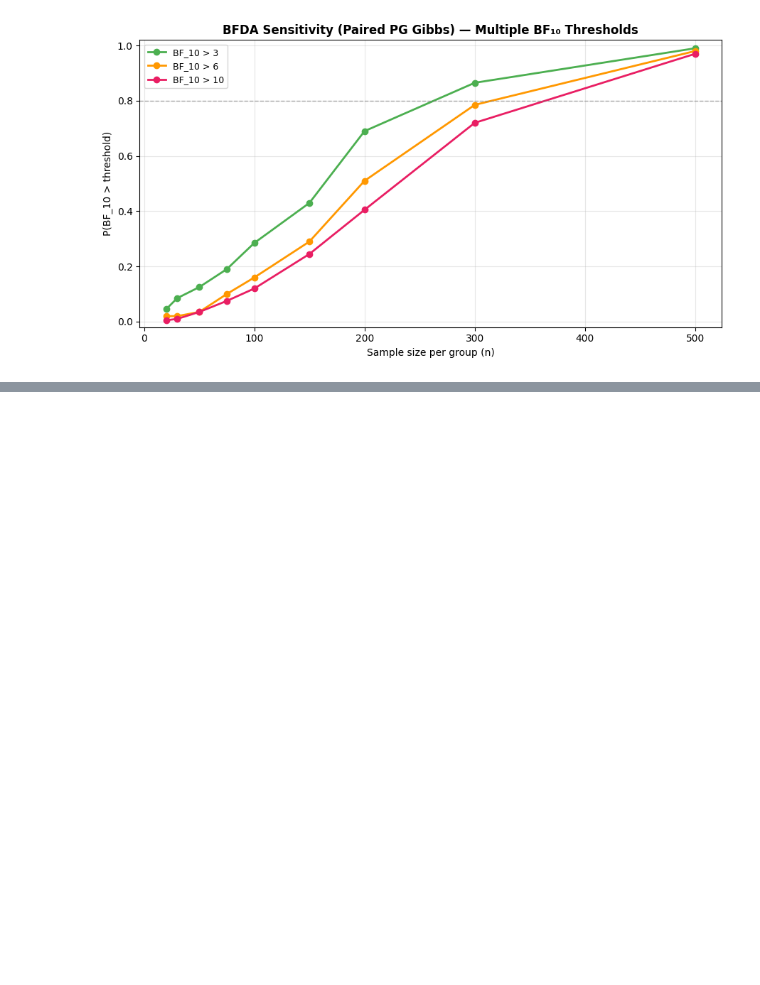
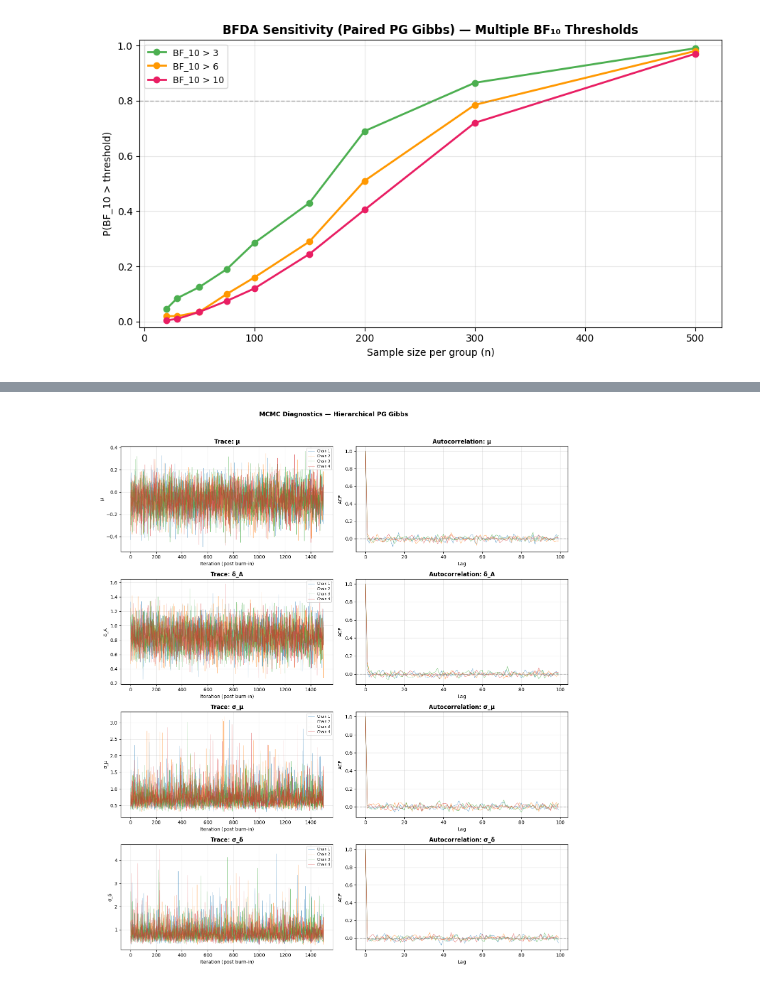
Before and after one commit to AVoss84/bayesProp, a Jupyter notebook: src/notebooks/bayesian_AB_model_comparison_paired_gibbs.ipynb, the cells around one changed output, grey strips where cells are left out. Saved outputs shown, nothing was run; the diff lists cells and outputs as text; code cells hidden in the pictures; blank space fills up the shorter version.

Commit message:
update paired design for hierarchical model for laplace + gibbs; update docs and tests

```diff
--- a/src/notebooks/bayesian_AB_model_comparison_paired_gibbs.ipynb
+++ b/src/notebooks/bayesian_AB_model_comparison_paired_gibbs.ipynb
@@ -474,0 +490,13 @@ plt.show()
+# %%
+# ── Hierarchical PG Gibbs ─────────────────────────────────────────────
+pg_hier = PairedBayesPropTestPG(
+    seed=42,
+    n_iter=2000,
+    burn_in=500,
+    n_chains=4,
+    hyperprior_mu=(2.0, 1.0),      # IG(2, 1) on σ²_μ
+    hyperprior_delta=(2.0, 1.0),   # IG(2, 1) on σ²_δ
+).fit(y_A_sim, y_B_sim)
+
+pg_hier.print_summary()
+display(pg_hier.trace_summary)
@@ -474,0 +524,10 @@ plt.show()
+# %%
+# ── Trace + ACF (now includes σ_μ, σ_δ rows) ────────────────────────
+_show = plt.show
+plt.show = lambda: None
+pg_hier.plot_trace(title="MCMC Diagnostics — Hierarchical PG Gibbs")
+plt.savefig(IMG_DIR / "mcmc_diagnostics_hierarchical_pg.png", dpi=200, bbox_inches="tight", facecolor="white")
+plt.show = _show
+plt.show()
+# %% [output]
+[figure, added]
```
Also changed, not shown: parts of 5 cells of this notebook, 16 other files.
